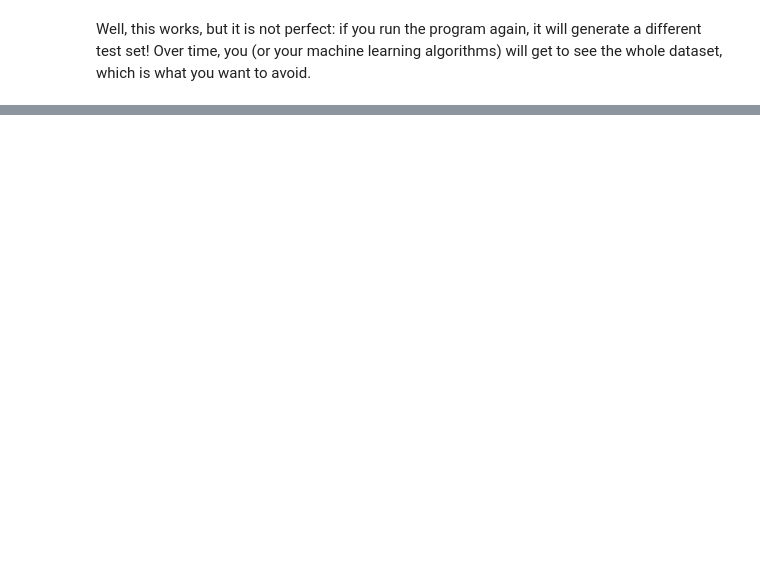
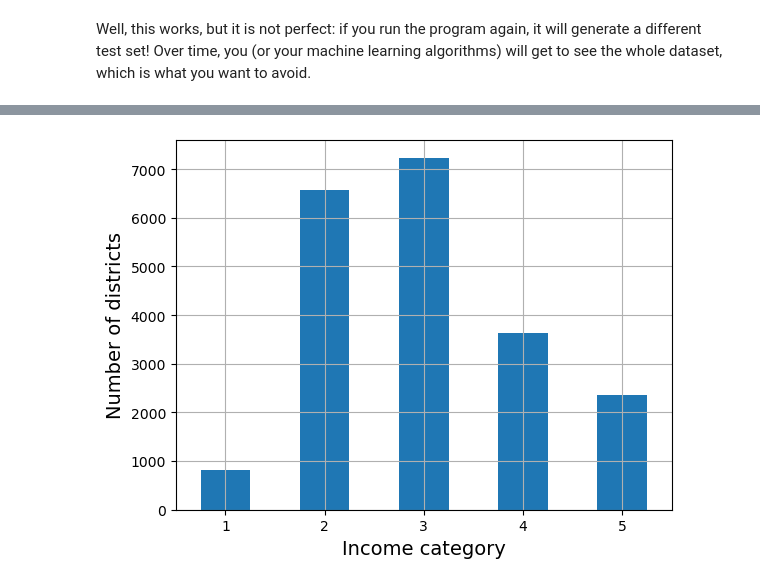
Before and after one commit to lightrao/housing-prices-predict-ml3-c2, a Jupyter notebook: housing-prices-predict.ipynb, the cells around one changed output, grey strips where cells are left out. Drawn from its saved outputs; the diff is of its cells as text; code cells hidden in the pictures; blank space fills up the shorter version.

Commit message:
income categories

```diff
--- a/housing-prices-predict.ipynb
+++ b/housing-prices-predict.ipynb
@@ -27,10 +33,13 @@ import pandas as pd
 import tarfile
 import urllib.request
 
+
 def load_housing_data():
     tarball_path = Path("./datasets/housing.tgz")
     if not tarball_path.is_file():
-        Path("./datasets").mkdir(parents=True, exist_ok=True) # ensures the existence of a directory named datasets.
+        Path("./datasets").mkdir(
+            parents=True, exist_ok=True
+        )  # ensures the existence of a directory named datasets.
         url = "https://github.com/ageron/data/raw/main/housing.tgz"
         urllib.request.urlretrieve(url, tarball_path)
         with tarfile.open(tarball_path) as housing_tarball:
@@ -39,6 +48,7 @@ def load_housing_data():
             housing_tarball.extractall(path="./datasets")
     return pd.read_csv(Path("./datasets/housing/housing.csv"))
 
+
 housing = load_housing_data()
 print(type(housing))
 # %% [output]
@@ -186,0 +243,6 @@ to use each instance’s identifier to decide whether or not it should go in the
+# %%
+housing["income_cat"] = pd.cut(
+    housing["median_income"],
+    bins=[0.0, 1.5, 3.0, 4.5, 6.0, np.inf],
+    labels=[1, 2, 3, 4, 5],
+)
@@ -186,0 +258,7 @@ to use each instance’s identifier to decide whether or not it should go in the
+# %%
+housing["income_cat"].value_counts().sort_index().plot.bar(rot=0, grid=True)
+plt.xlabel("Income category")
+plt.ylabel("Number of districts")
+plt.show()
+# %% [output]
+[figure, added]
```
Also changed, not shown: parts of 15 cells of this notebook, 1 other file.
